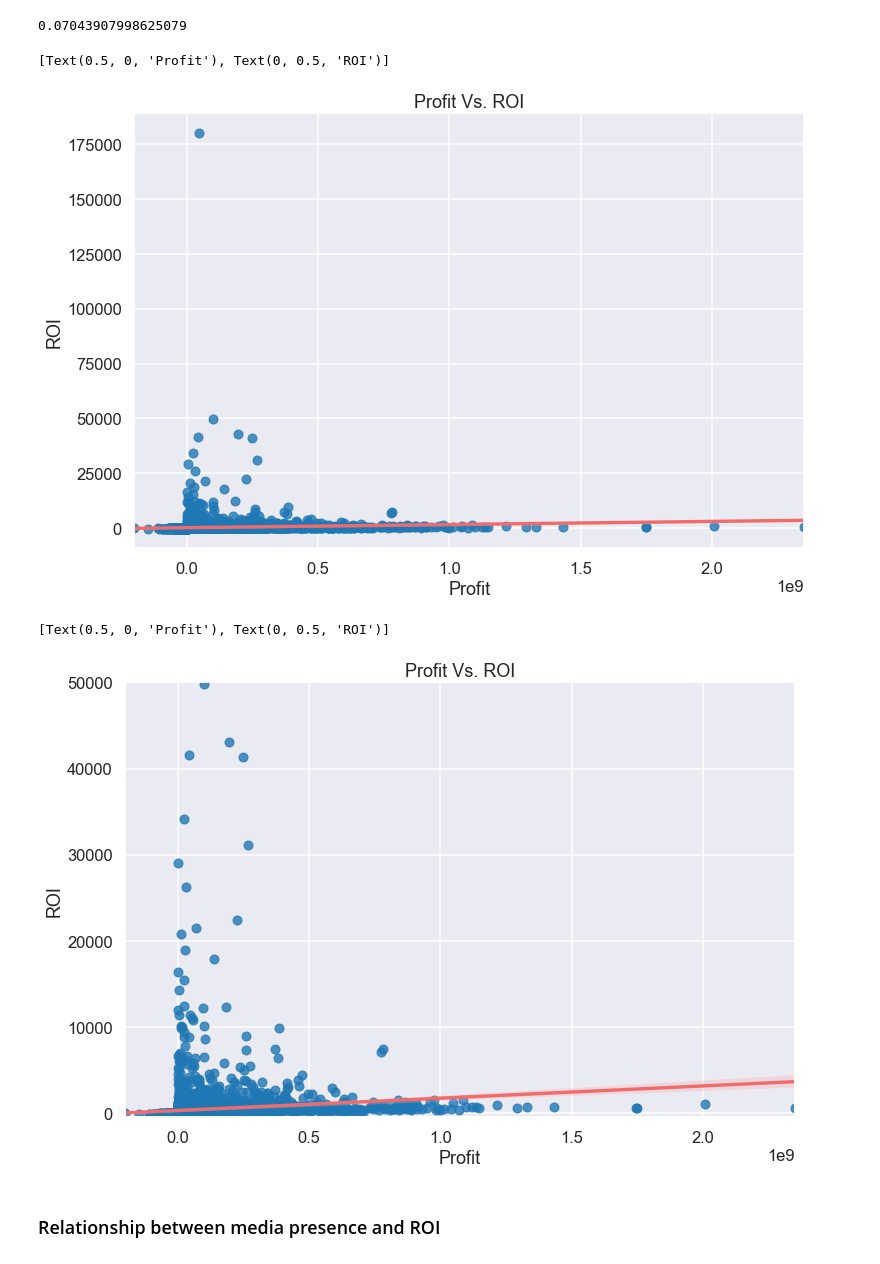
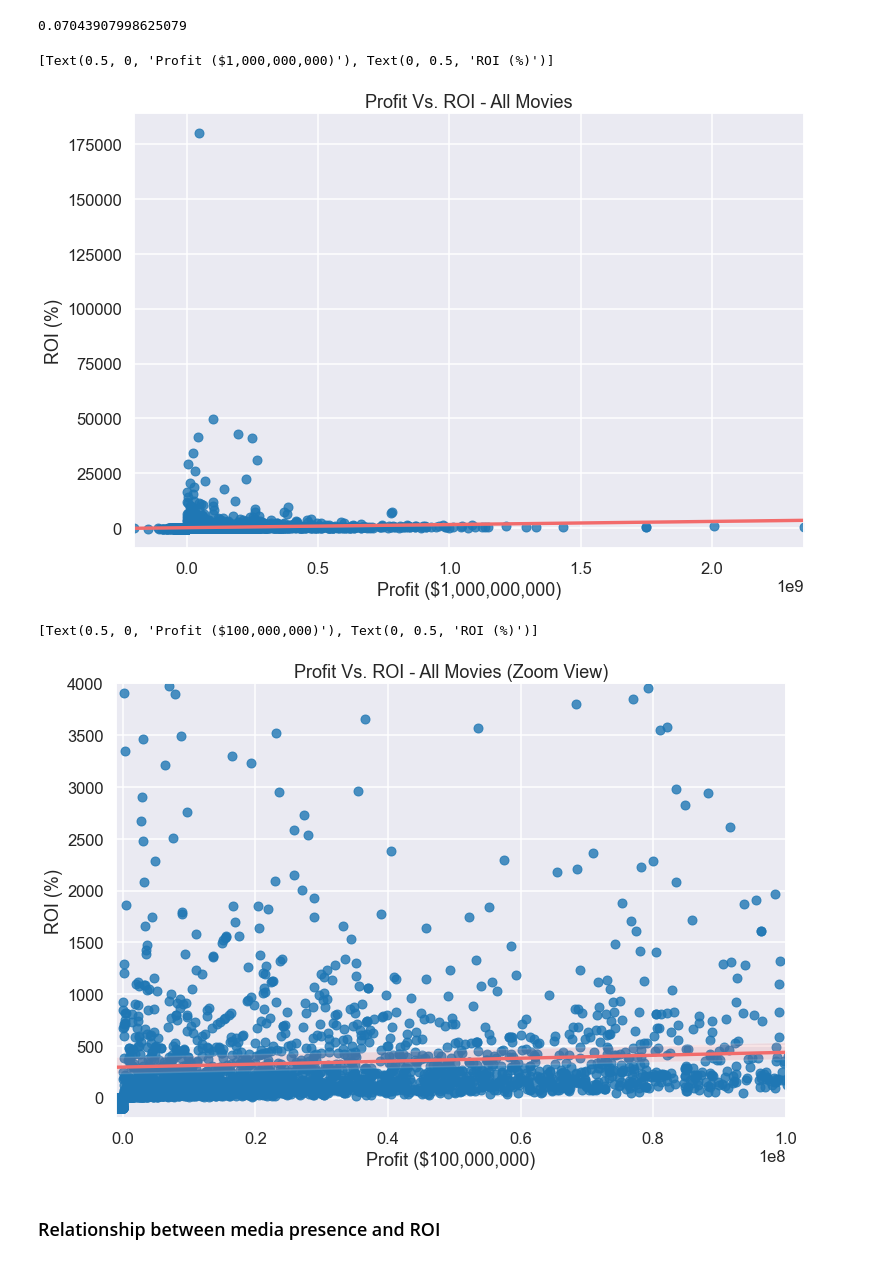
Before and after one commit to hoganbyun/Movie_analysis, a Jupyter notebook: Phase 1 Project Code.ipynb, the cells around one changed output. Drawn from its saved outputs; the diff is of its cells as text; code cells hidden in the pictures.

```diff
--- a/Phase 1 Project Code.ipynb
+++ b/Phase 1 Project Code.ipynb
@@ -197,27 +196,28 @@ roi_profit_df['profit'].corr(roi_profit_df['ROI'])
 sns.set_style("darkgrid")
 sns.set_context("talk")
 fig = plt.figure(figsize = (12, 8))
-plt.title('Profit Vs. ROI')
-ax = sns.regplot(x = 'profit', y = 'ROI', data = roi_profit_df, fit_reg=True, scatter=True,
-                 line_kws={"color": "#F26B6B"})
+plt.title('Profit Vs. ROI - All Movies')
+ax = sns.regplot(x = 'profit', y = 'ROI', data = roi_profit_df, fit_reg = True, scatter = True,
+                 line_kws = {"color": "#F26B6B"})
 
-ax.set(xlabel = 'Profit', ylabel = 'ROI')
+ax.set(xlabel = 'Profit ($1,000,000,000)', ylabel = 'ROI (%)')
 # %% [output]
-[Text(0.5, 0, 'Profit'), Text(0, 0.5, 'ROI')]
+[Text(0.5, 0, 'Profit ($1,000,000,000)'), Text(0, 0.5, 'ROI (%)')]
-[figure, old version]
+[figure, new version]
 # %%
 # re-plot data but zoom into bottom portion of plot
 sns.set_style("darkgrid")
 sns.set_context("talk")
 fig = plt.figure(figsize = (12, 8))
-plt.title('Profit Vs. ROI')
-ax = sns.regplot(x = 'profit', y = 'ROI', data = roi_profit_df, fit_reg=True, scatter=True,
-                 line_kws={"color": "#F26B6B"})
-ax.set_ylim([-500, 50000])
-ax.set(xlabel = 'Profit', ylabel = 'ROI')
+plt.title('Profit Vs. ROI - All Movies (Zoom View)')
+ax = sns.regplot(x = 'profit', y = 'ROI', data = roi_profit_df, fit_reg = True, scatter = True,
+                 line_kws = {"color": "#F26B6B"})
+ax.set_ylim([-200, 4000])
+ax.set_xlim([-1000000, 100000000])
+ax.set(xlabel = 'Profit ($100,000,000)', ylabel = 'ROI (%)')
 # %% [output]
-[Text(0.5, 0, 'Profit'), Text(0, 0.5, 'ROI')]
+[Text(0.5, 0, 'Profit ($100,000,000)'), Text(0, 0.5, 'ROI (%)')]
-[figure, old version]
+[figure, new version]
 # %% [markdown]
 ### Relationship between media presence and ROI
 # %%
```
Also changed, not shown: parts of 59 cells of this notebook, 13 other files.
